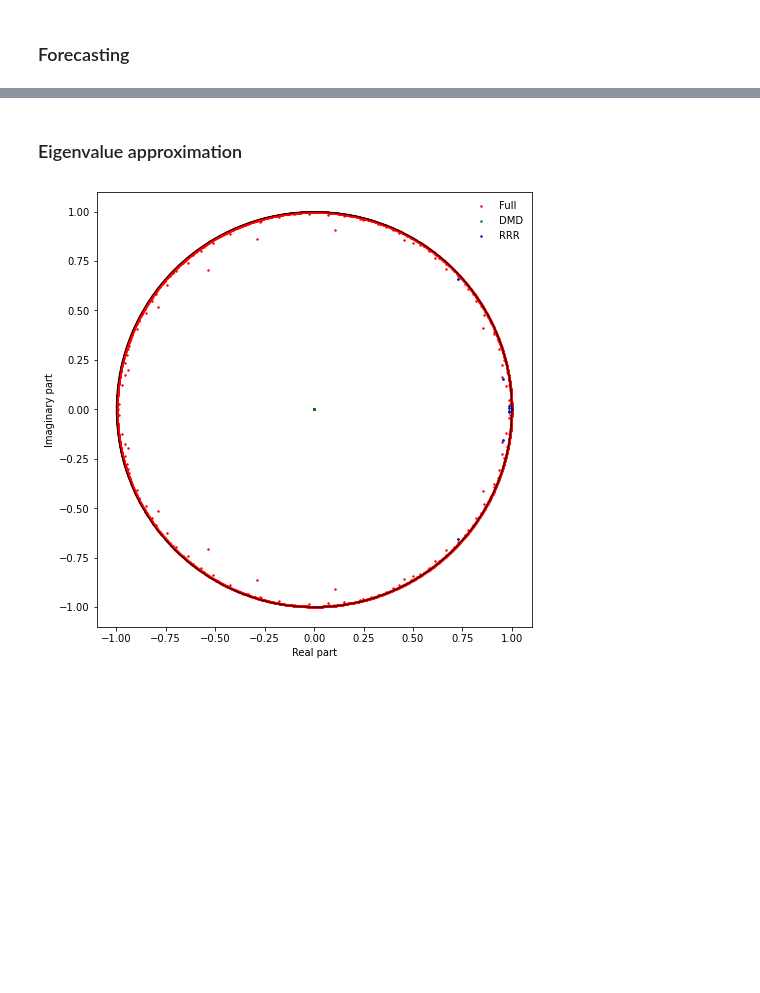
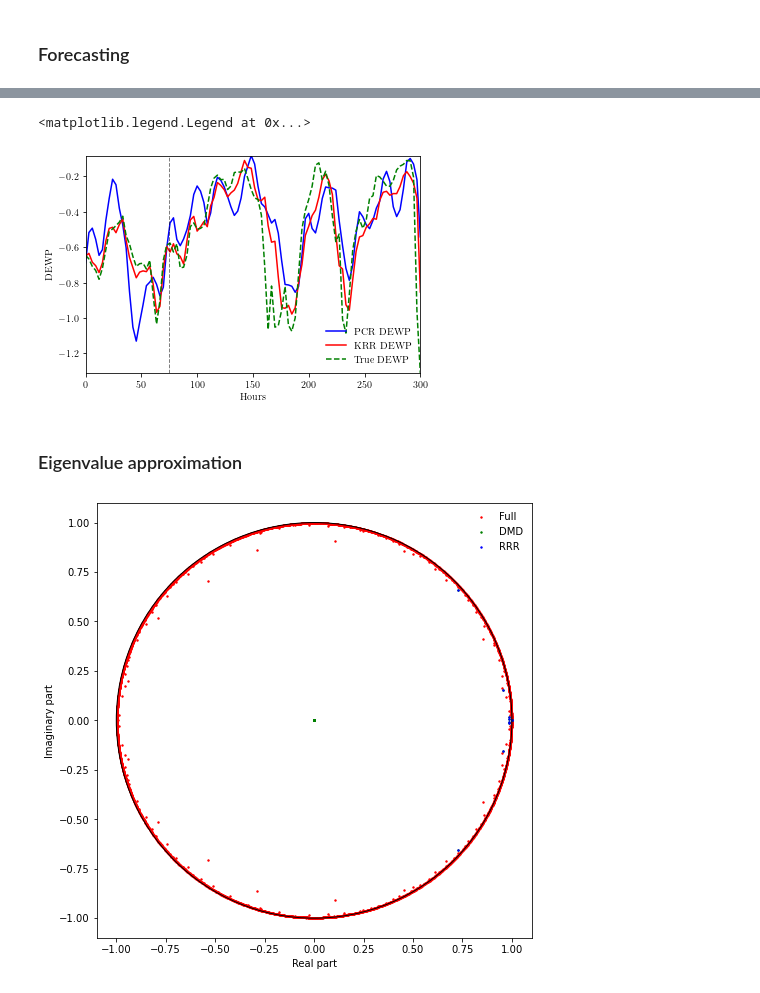
Before and after one commit to Machine-Learning-Dynamical-Systems/kooplearn, a Jupyter notebook: examples/Beijing_air_quality/analysis.ipynb, the cells around one changed output, grey strips where cells are left out. Saved outputs shown, nothing was run; the diff lists cells and outputs as text; code cells hidden in the pictures; blank space fills up the shorter version.

```diff
--- a/examples/Beijing_air_quality/analysis.ipynb
+++ b/examples/Beijing_air_quality/analysis.ipynb
@@ -159,0 +55,23 @@ x_true = Y[idx_0:(idx_0 + n_steps  +1)]
+# %%
+idx_0 = num_samples - 25
+x_pred = []
+x_pcr = []
+x_r3 = []
+n_steps = 100
+x_true = Y[idx_0:(idx_0 + n_steps + 1)]
+K_pcr.eig()
+evolve_pcr = K_pcr.modal_decompostion()
+forward_steps = 1
+for i in tqdm.tqdm(range(n_steps)):
+    if i%forward_steps == 0:
+        x_pred.append(K_full.forecast(x_true[i]))
+        #x_pcr.append(evolve_pcr(x_true[i], np.array([1])))
+        x_pcr.append(K_pcr.forecast(x_true[i]))
+    else:
+        x_pred.append(K_full.forecast(x_pred[-1]))
+        #x_pcr.append(evolve_pcr(x_pred[-1], np.array([1])))
+        x_pcr.append(K_pcr.forecast(x_pred[-1]))
+
+x_pred = np.array(x_pred)
+x_pcr = np.squeeze(np.array(x_pcr))/num_samples
+x_true = x_true[1:]
@@ -178,3 +105,28 @@ IndexError: tuple index out of range
+# %%
+measurement = 'DEWP'
+
+data = [x_pcr, x_pred, x_true]
+labels = ['PCR', 'KRR', 'True']
+colors = ['b-', 'r-', 'g--']
+fig, ax = plt.subplots()
+def plot_forecast(ax, x, label, color):
+    m = mask_old_timesteps(x, features_names, measurement, history)
+    hours = np.linspace(0, n_steps*n_timesteps, n_steps)
+    #ax.plot(hours, m, color, alpha = 0.3, lw=0.3)
+    ax.plot(hours, m.mean(axis=1), color, label=label + ' ' + measurement)
+
+for i in range(len(data)):
+    plot_forecast(ax, data[i], labels[i], colors[i])
+ax.axvline(x=n_timesteps*25, color='k', linestyle='--', lw=1, alpha = 0.5)
+#plt.text(x=n_timesteps*25 + 3, y = -2, s='UNSEEN DATA', rotation='vertical', fontsize=8, verticalalignment='bottom')
+ax.set_ylabel(measurement)
+ax.set_xlabel('Hours')
+ax.margins(0)
+ax.legend(frameon=False)
+#plt.savefig("figs/predictions_" + measurement + ".pdf", bbox_inches='tight')
+# %% [output]
+<matplotlib.legend.Legend at 0x...>
+[figure, added]
 # %% [markdown]
 ### Eigenvalue approximation
 # %%
```
Also changed, not shown: parts of 11 cells of this notebook, 8 other files.
